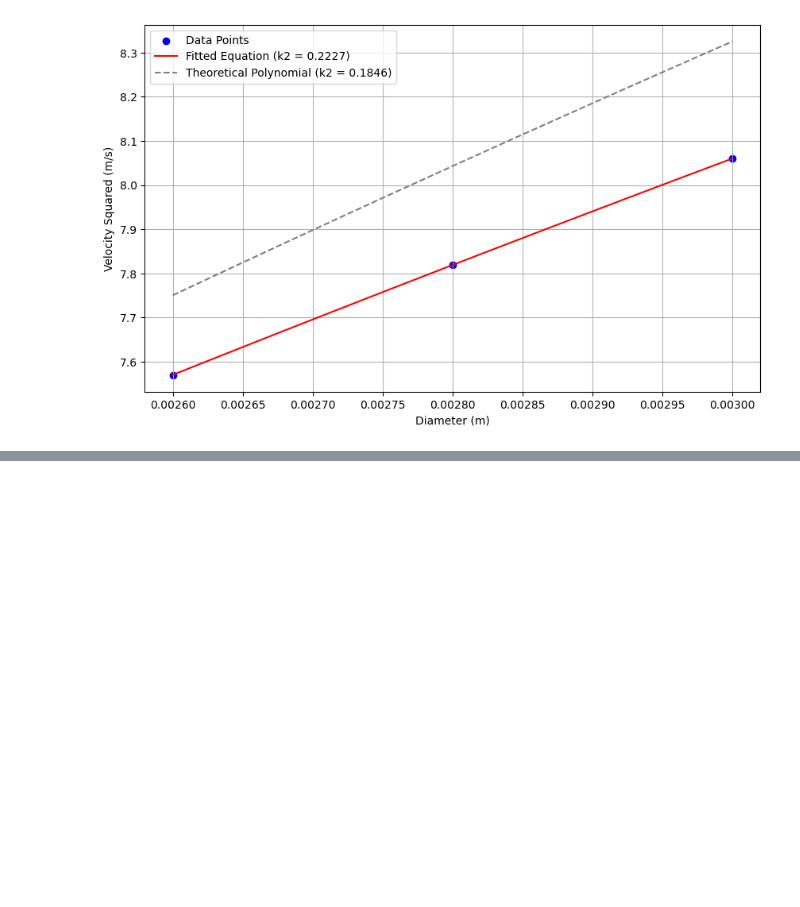
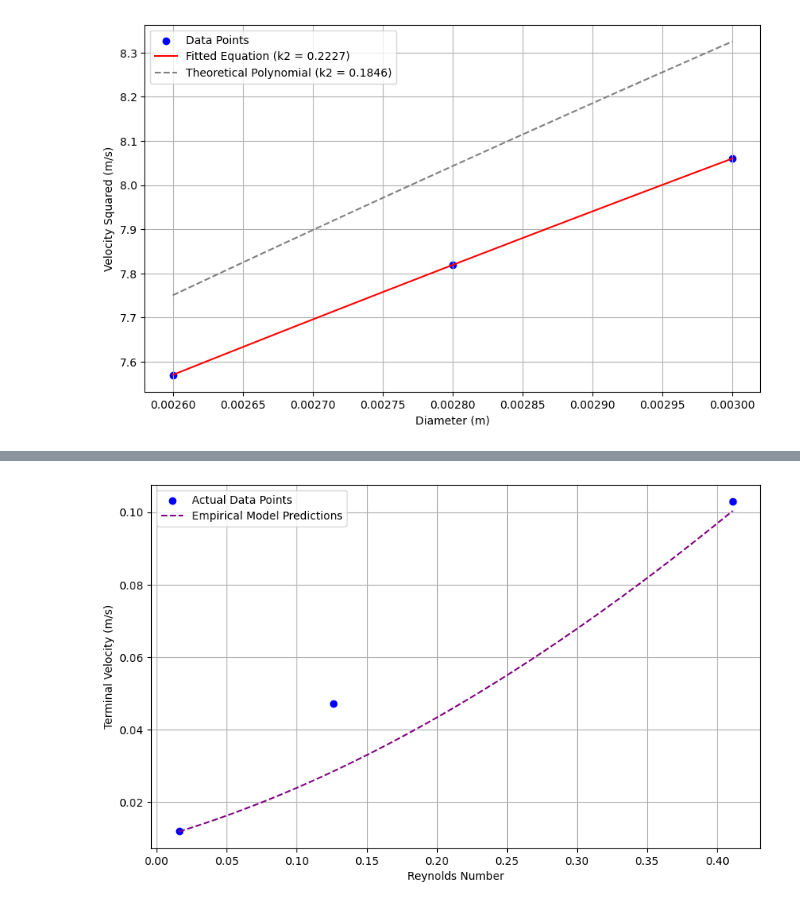
Before and after one commit to ririye01/math4334-MathModelingNotebooks, a Jupyter notebook: projects/p3/p3.ipynb, the cells around one changed output, grey strips where cells are left out. Drawn from its saved outputs; the diff is of its cells as text; code cells hidden in the pictures; blank space fills up the shorter version.

```diff
--- a/projects/p3/p3.ipynb
+++ b/projects/p3/p3.ipynb
@@ -243,0 +317,29 @@ print(f"Large Reynolds Number relative error: {error_large_reynolds}%")
+# %%
+# Select the last three data points for large Reynolds numbers comparison
+small_Re_data_empirical = df.head(3)
+
+# Range of data
+data_range = np.linspace(small_Re_data_empirical['Reynolds'].min(), small_Re_data_empirical['Reynolds'].max(), 500)
+diameter_range_new = np.linspace(
+    small_Re_data_empirical["diameter [m]"].min(),
+    small_Re_data_empirical["diameter [m]"].max(),
+    500,
+)
+diameter_range_new = pd.Series(diameter_range_new)
+
+# Plotting
+plt.figure(figsize=(10, 6))
+plt.scatter(small_Re_data_empirical['Reynolds'], small_Re_data_empirical['velocity [m/sec]'], color='blue', label='Actual Data Points')
+plt.plot(data_range, diameter_range_new.apply(
+    lambda d: fsolve(force_balance, 0.1, args=(d, RHO_AIR, RHO_WATER, g))[0]
+), color='purple', label='Empirical Model Predictions', linestyle="--")
+# plt.plot(D_range, np.sqrt(v_squared_predicted), color='red', label=f'Fitted Equation (k2 = {k2:.4f})')
+# plt.xscale('log')  # Using alogarithmic scale for the x-axis since Reynolds numbers can span several orders of magnitude
+plt.xlabel('Reynolds Number')
+plt.ylabel('Terminal Velocity (m/s)')
+plt.legend()
+plt.grid(True)
+plt.savefig("plots/small_comparison_empirical_model.png")
+plt.show()
+# %% [output]
+[figure, added]
```
Also changed, not shown: parts of 9 cells of this notebook, 4 other files.
